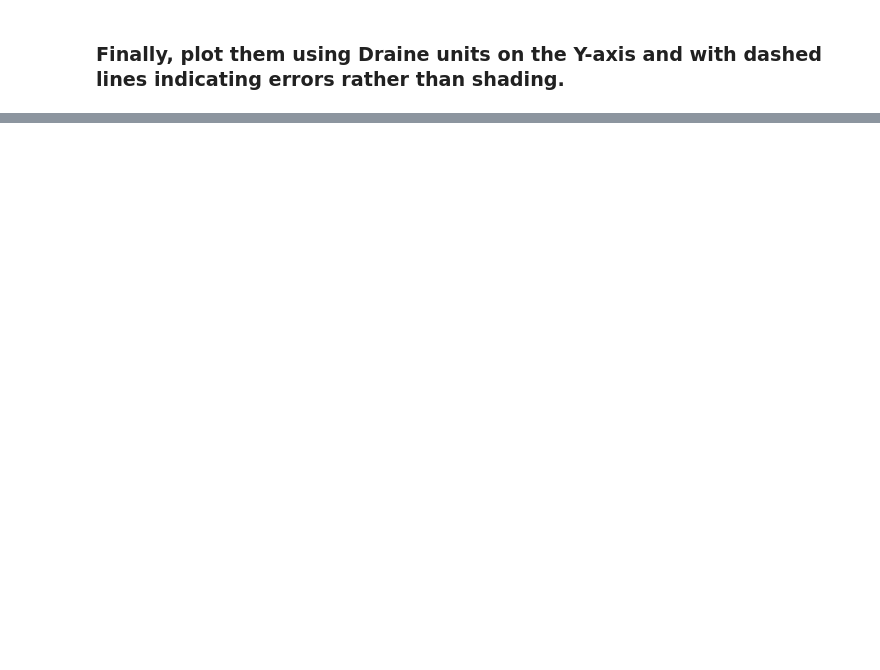
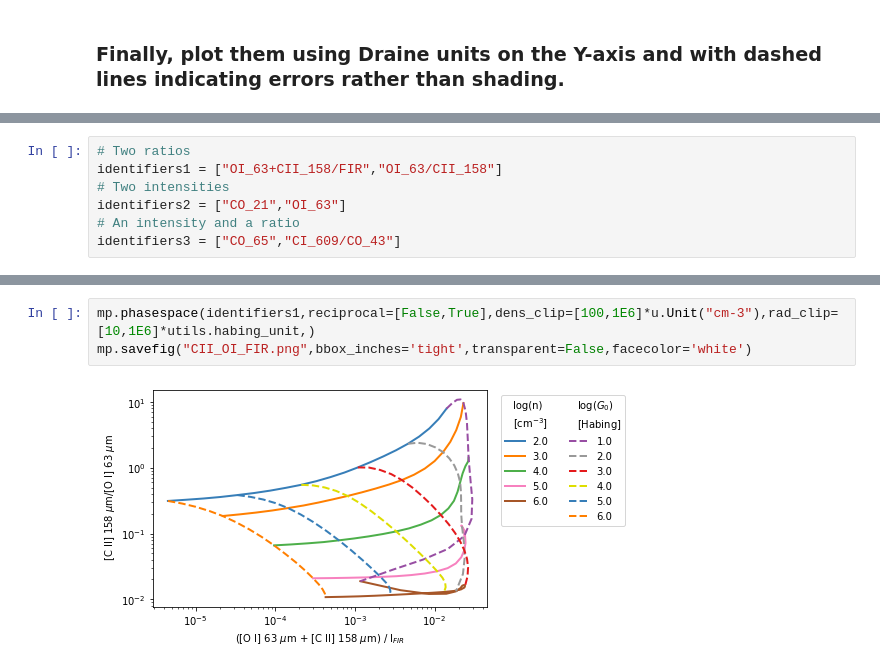
Before and after one commit to mpound/pdrtpy-nb, a Jupyter notebook: notebooks/PDRT_Example_Model_Plotting.ipynb, the cells around one changed output, grey strips where cells are left out. Saved outputs shown, nothing was run; the diff lists cells and outputs as text; blank space fills up the shorter version.

```diff
--- a/notebooks/PDRT_Example_Model_Plotting.ipynb
+++ b/notebooks/PDRT_Example_Model_Plotting.ipynb
@@ -79,0 +166,7 @@ mp.overlay(measurements=a,yaxis_unit='Draine',shading=0)
+# %%
+# Two ratios
+identifiers1 = ["OI_63+CII_158/FIR","OI_63/CII_158"]
+# Two intensities
+identifiers2 = ["CO_21","OI_63"]
+# An intensity and a ratio
+identifiers3 = ["CO_65","CI_609/CO_43"]
@@ -79,0 +176,5 @@ mp.overlay(measurements=a,yaxis_unit='Draine',shading=0)
+# %%
+mp.phasespace(identifiers1,reciprocal=[False,True],dens_clip=[100,1E6]*u.Unit("cm-3"),rad_clip=[10,1E6]*utils.habing_unit,)
+mp.savefig("CII_OI_FIR.png",bbox_inches='tight',transparent=False,facecolor='white')
+# %% [output]
+[figure, added]
```
Also changed, not shown: parts of 23 cells of this notebook.
